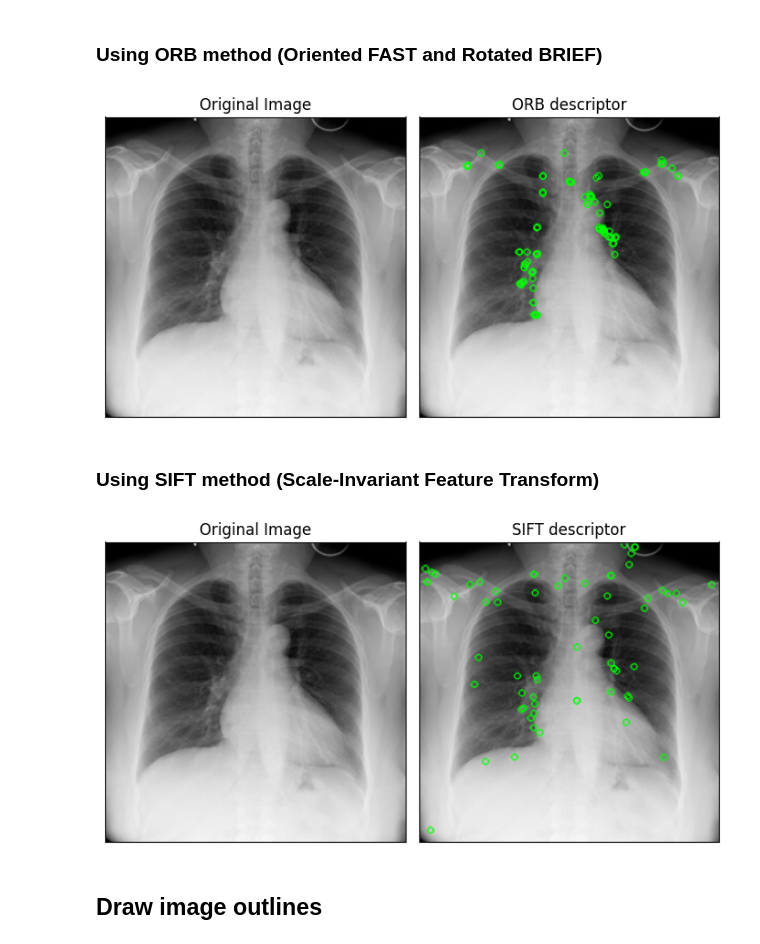
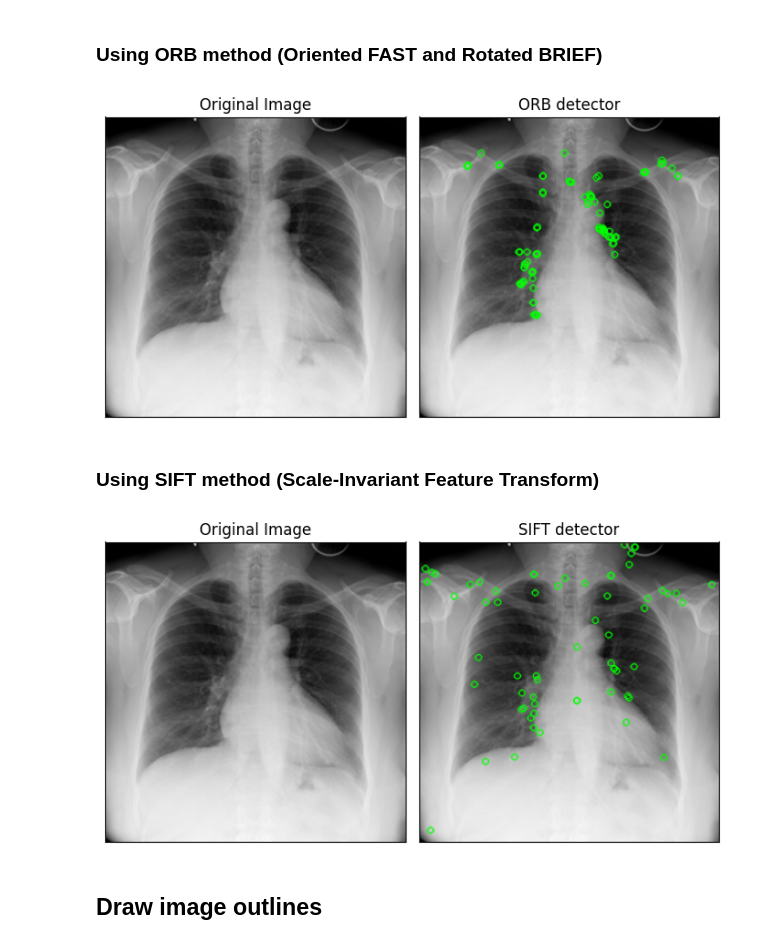
Before and after one commit to rehabaam/ds_covid19_project, a Jupyter notebook: notebooks/2.2_Exploring_features_normal.ipynb, the cells around one changed output. Cells and saved outputs as stored; diff of their text form; code cells hidden in the pictures.

```diff
--- a/notebooks/2.2_Exploring_features_normal.ipynb
+++ b/notebooks/2.2_Exploring_features_normal.ipynb
@@ -84,16 +84,16 @@ plot_images(images,['Original Image', 'Good features'])
 ### Using ORB method (Oriented FAST and Rotated BRIEF)
 # %%
 images = get_features(image,'ORB')
-plot_images(images,['Original Image', 'ORB descriptor'])
+plot_images(images,['Original Image', 'ORB detector'])
 # %% [output]
-[figure, old version]
+[figure, new version]
 # %% [markdown]
 ### Using SIFT method (Scale-Invariant Feature Transform)
 # %%
 images = get_features(image,'SIFT')
-plot_images(images,['Original Image', 'SIFT descriptor'])
+plot_images(images,['Original Image', 'SIFT detector'])
 # %% [output]
-[figure, old version]
+[figure, new version]
 # %% [markdown]
 ## Draw image outlines
 # %%
```
Also changed, not shown: parts of 2 cells of this notebook, 1 other file.
